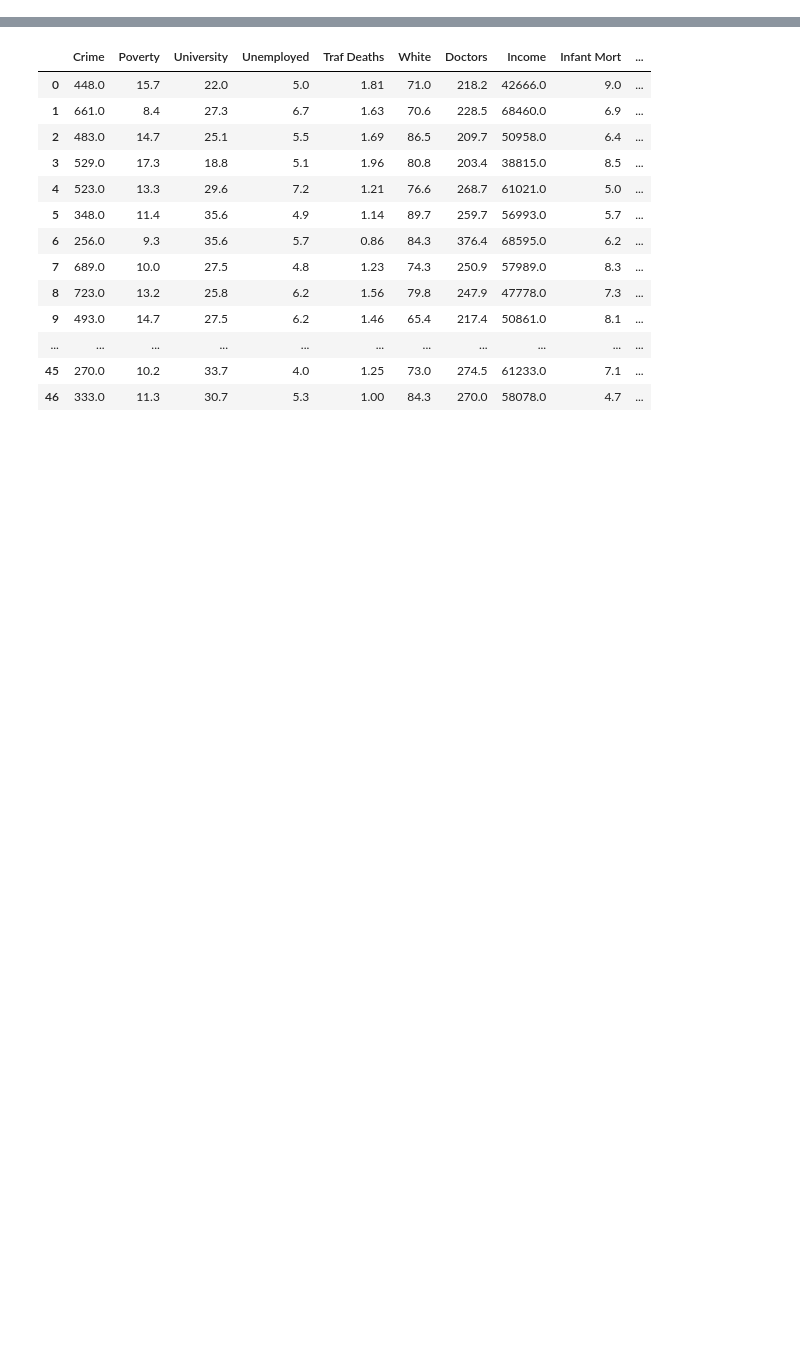
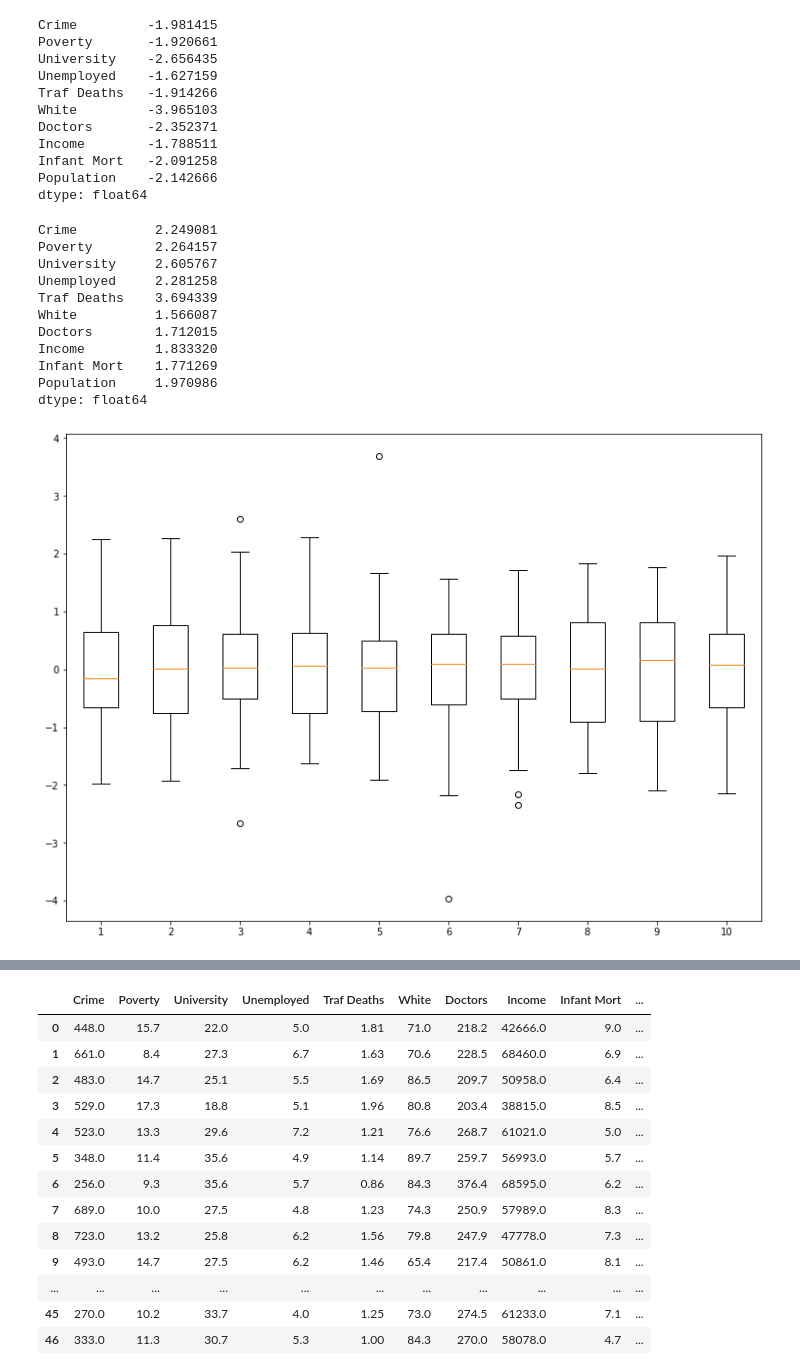
Before and after one commit to thistleknot/python-ml, a Jupyter notebook: code/Distribution Monte Carlo.ipynb, the cells around one changed output, grey strips where cells are left out. Drawn from its saved outputs; the diff is of its cells as text; code cells hidden in the pictures; blank space fills up the shorter version.

```diff
--- a/code/Distribution Monte Carlo.ipynb
+++ b/code/Distribution Monte Carlo.ipynb
@@ -63,3 +63,6 @@ exclude = 'States'
 all_data = pd.read_csv('../data/raw/states.csv')
 
 X = all_data[set(all_data.columns).difference([exclude])].copy()
+display(X.describe())
+X.index=all_data[exclude]
+display(X)
@@ -67,3 +98,14 @@ X = all_data[set(all_data.columns).difference([exclude])].copy()
 scaler = ss_yj_Transformer()
 scaler.fit(X)
 X_ = scaler.transform(X)
+X_.index=all_data[exclude]
+#display(X_)
+display(X_.describe())
+display(X_.min())
+display(X_.max())
+fig = plt.figure(figsize =(10, 7))
+ax = fig.add_axes([0, 0, 1, 1])
+
+# Creating plot
+bp = ax.boxplot(X_)
+# %% [output]
@@ -69,0 +121,23 @@ X_ = scaler.transform(X)
+Crime         -1.981415
+Poverty       -1.920661
+University    -2.656435
+Unemployed    -1.627159
+Traf Deaths   -1.914266
+White         -3.965103
+Doctors       -2.352371
+Income        -1.788511
+Infant Mort   -2.091258
+Population    -2.142666
+dtype: float64
+Crime          2.249081
+Poverty        2.264157
+University     2.605767
+Unemployed     2.281258
+Traf Deaths    3.694339
+White          1.566087
+Doctors        1.712015
+Income         1.833320
+Infant Mort    1.771269
+Population     1.970986
+dtype: float64
+[figure, added]
```
Also changed, not shown: parts of 16 cells of this notebook.
